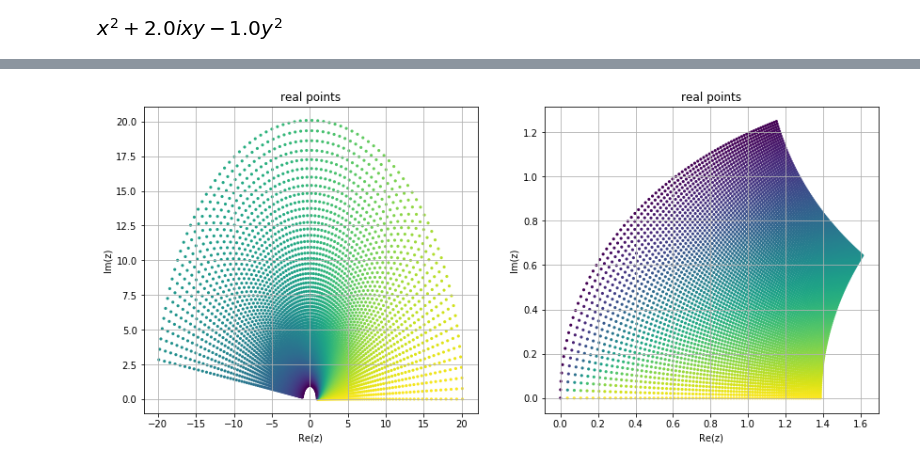
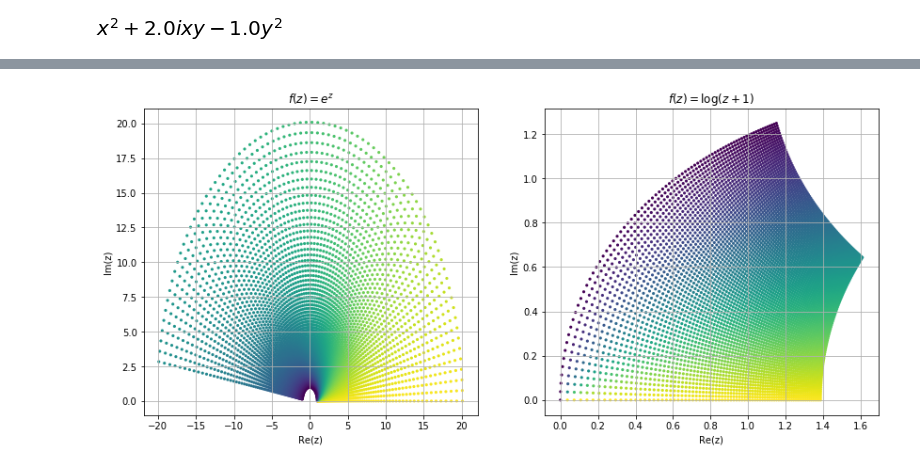
Before and after one commit to ssumanss/ssumanss.github.io, a Jupyter notebook: docs/Function.ipynb, the cells around one changed output, grey strips where cells are left out. Saved outputs shown, nothing was run; the diff lists cells and outputs as text; code cells hidden in the pictures.

```diff
--- a/docs/Function.ipynb
+++ b/docs/Function.ipynb
@@ -156,17 +156,17 @@ plt.show()
 # %%
 plt.figure(figsize=(14,6))
 plt.subplot(1,2,1)
 fun_plot(exp)
-plt.title('real points')
+plt.title('$f(z)=e^z$')
 
 plt.subplot(1,2,2)
 fun_plot(lambda z: log(z+1))
-plt.title('real points')
+plt.title('$f(z)=\log(z+1)$')
 
 plt.gray
 plt.show()
 # %% [output]
-[figure, old version]
+[figure, new version]
 # %%
 from mpl_toolkits.mplot3d import Axes3D
 from matplotlib import cm
```
Also changed, not shown: parts of 11 cells of this notebook.
